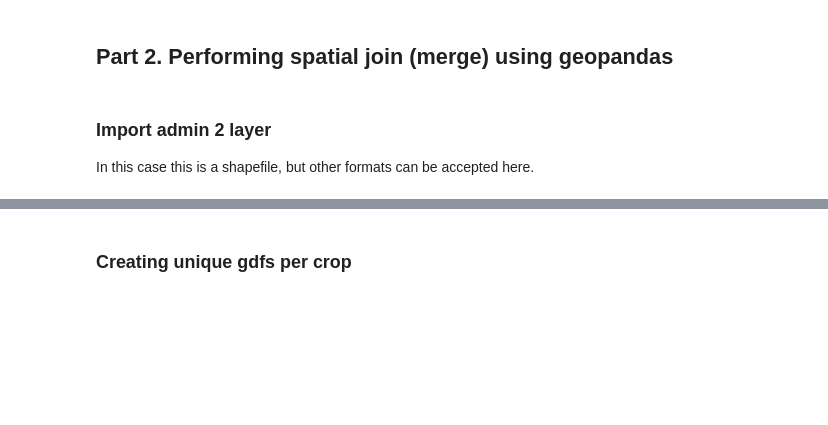
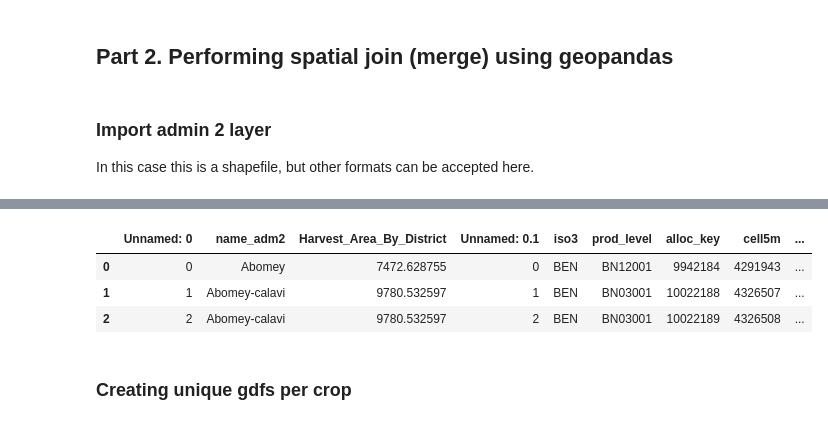
Before and after one commit to oluchee/agrodem, a Jupyter notebook: agrodem_preprocessing/Downscaling/Downscaling_prepping/Downscaling_Preprocessing.ipynb, the cells around one changed output, grey strips where cells are left out. Saved outputs shown, nothing was run; the diff lists cells and outputs as text; code cells hidden in the pictures; blank space fills up the shorter version.

```diff
--- a/agrodem_preprocessing/Downscaling/Downscaling_prepping/Downscaling_Preprocessing.ipynb
+++ b/agrodem_preprocessing/Downscaling/Downscaling_prepping/Downscaling_Preprocessing.ipynb
@@ -379,3 +367,13 @@ df_cotton.rename(columns={"name_adm2":"NAME_2"}, inplace=True)
+# %%
+path = r"C:\Benin\agrodem_preprocessing\Downscaling\Output_Data\Crop_Maps_modified"
+name_of_file= "Ben_Maize_final.csv"
+# Import csv as pandas dataframe
+df_maize= pd.read_csv(path + "\\" + name_of_file)
+# %% [output]
+|  | Unnamed: 0 | name_adm2 | Harvest_Area_By_District | Unnamed: 0.1 | iso3 | prod_level | alloc_key | cell5m | ... |
+| 0 | 0 | Abomey | 7472.628755 | 0 | BEN | BN12001 | 9942184 | 4291943 | ... |
+| 1 | 1 | Abomey-calavi | 9780.532597 | 1 | BEN | BN03001 | 10022188 | 4326507 | ... |
+| 2 | 2 | Abomey-calavi | 9780.532597 | 2 | BEN | BN03001 | 10022189 | 4326508 | ... |
 # %% [markdown]
 ### Creating unique gdfs per crop
 # %%
```
Also changed, not shown: parts of 34 cells of this notebook.
